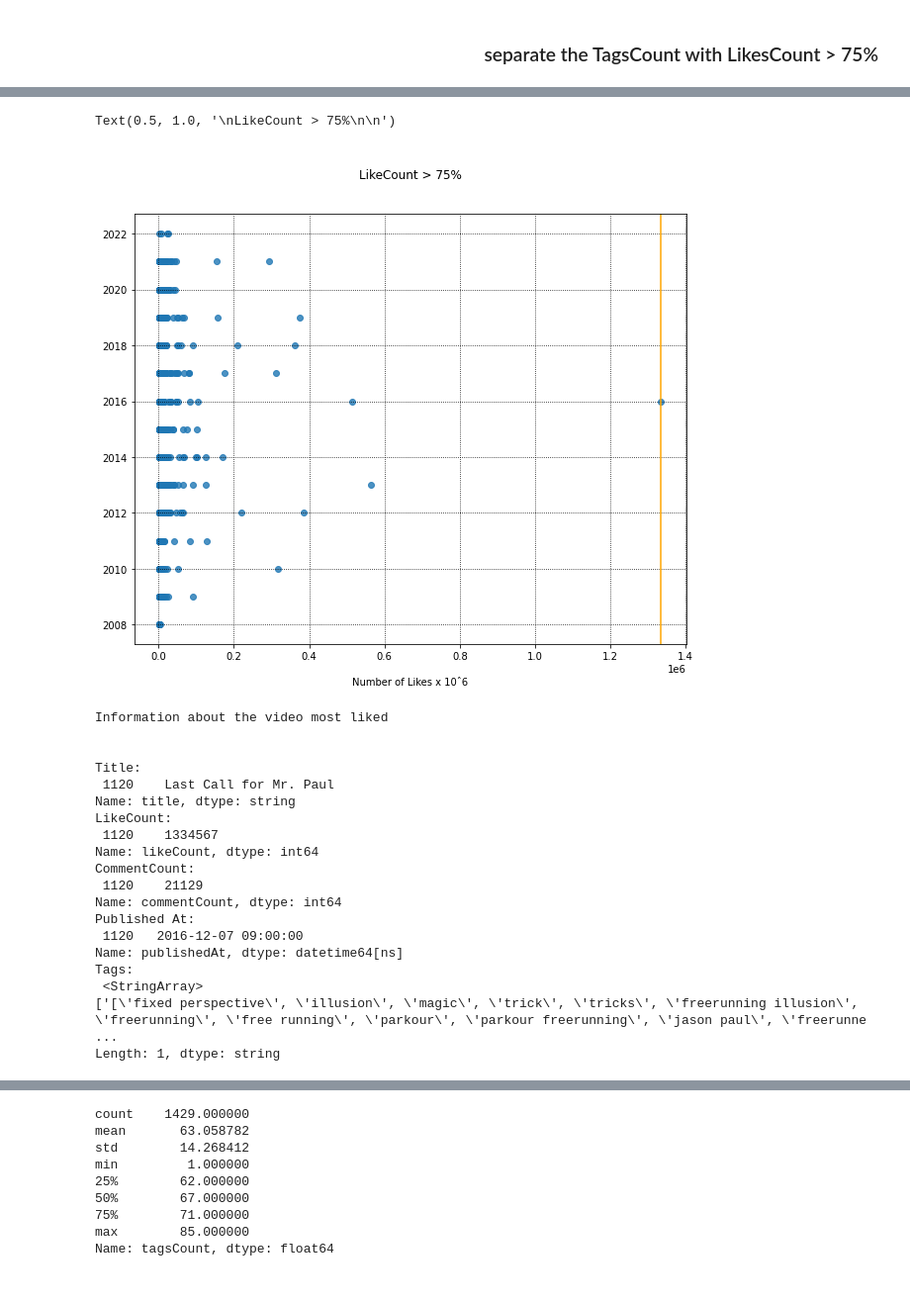
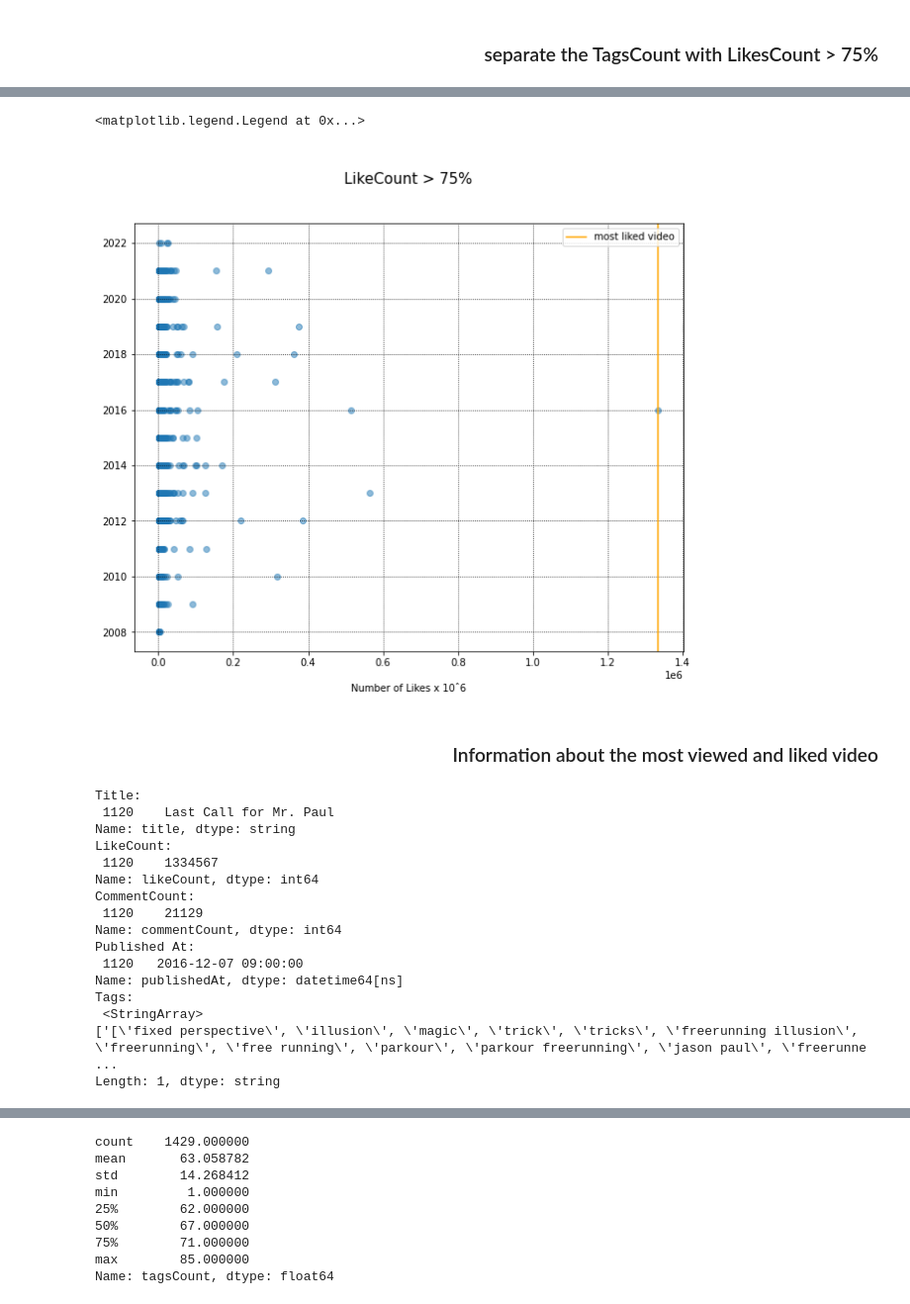
Before and after one commit to gabrielalastra/RedBull_youtubechannel, a Jupyter notebook: RedBull_data_visualize.ipynb, the cells around one changed output, grey strips where cells are left out. Shown: that part at 99% size. Saved outputs shown, nothing was run; the diff lists cells and outputs as text; code cells hidden in the pictures.

```diff
--- a/RedBull_data_visualize.ipynb
+++ b/RedBull_data_visualize.ipynb
@@ -105,26 +155,25 @@ plt.legend(loc='upper left')
 # %%
 plt.figure(figsize=[10,8])
-plt.scatter(tagmasky['likeCount'], tagmasky['Year'], alpha=0.8)
-plt.axvline(tagmasky['likeCount'].max(), color='orange')
+plt.scatter(tagmasky['likeCount'], tagmasky['Year'], alpha=0.5)
+plt.axvline(tagmasky['likeCount'].max(), color='orange', label='most liked video')
 plt.grid(color='black', linestyle=':')
 plt.xlabel('\nNumber of Likes x 10ˆ6')
-plt.title('\nLikeCount > 75%\n\n')
+plt.title('\nLikeCount > 75%\n\n', size=15)
+plt.legend(loc='upper right')
 # %% [output]
-Text(0.5, 1.0, '\nLikeCount > 75%\n\n')
+<matplotlib.legend.Legend at 0x...>
-[figure, old version]
+[figure, new version]
+# %% [markdown]
+<h3 align='right'>Information about the  most viewed and liked video</h3>
 # %%
 outlier = (tagmasky['likeCount'] == tagmasky['likeCount'].max())
 outlier = tagmasky[outlier]
-print('\nInformation about the video most liked\n\n')
 print('Title:\n',outlier['title'])
 print('LikeCount:\n',outlier['likeCount'])
 print('CommentCount:\n',outlier['commentCount'])
 print('Published At:\n',outlier['publishedAt'])
 print('Tags:\n', outlier['tags'].values)
 # %% [output]
-Information about the video most liked
-
-
 Title:
  1120    Last Call for Mr. Paul
 Name: title, dtype: string
```
Also changed, not shown: parts of 24 cells of this notebook.
